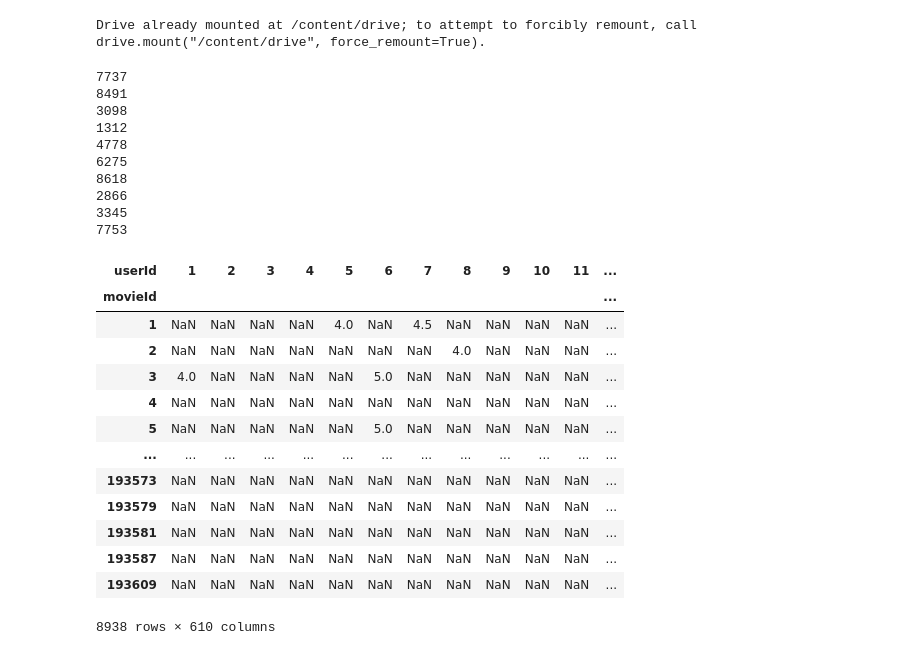
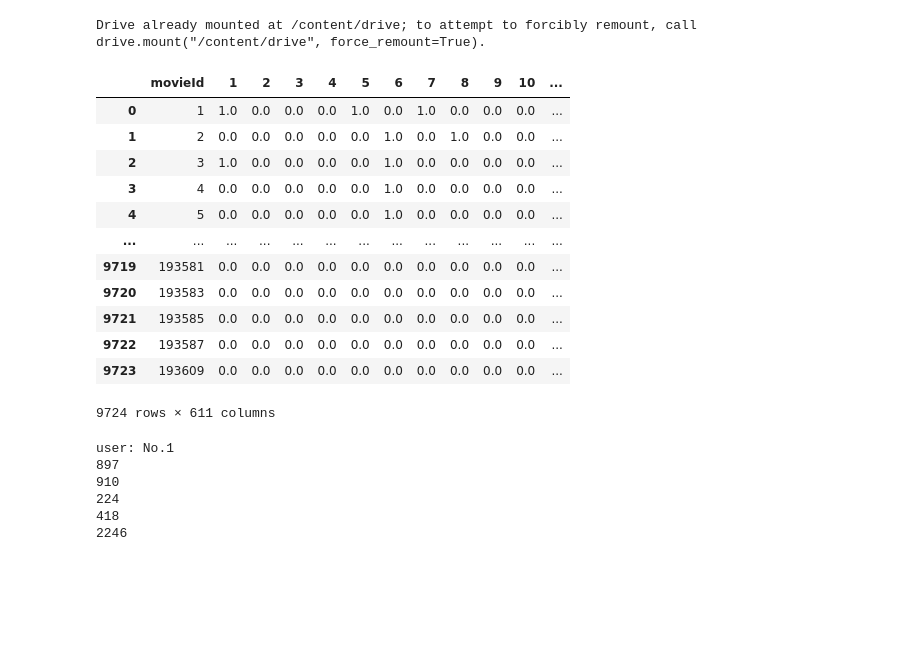
Before and after one commit to KevinTheRainmaker/Recommendation_Algorithms, a Jupyter notebook: Bayesian_Personalized_Ranking_Trial.ipynb, the cells around one changed output. Drawn from its saved outputs; the diff is of its cells as text; code cells hidden in the pictures; blank space fills up the shorter version.

```diff
--- a/Bayesian_Personalized_Ranking_Trial.ipynb
+++ b/Bayesian_Personalized_Ranking_Trial.ipynb
@@ -7,6 +7,26 @@ from google.colab import drive
 drive.mount('/content/drive')
 # %% [output]
 Drive already mounted at /content/drive; to attempt to forcibly remount, call drive.mount("/content/drive", force_remount=True).
+# %%
+path = '/content/drive/MyDrive/data'
+sparse_matrix = pd.read_csv(os.path.join(path, 'implicit_trial.csv'), encoding='utf-8')
+sparse_matrix.fillna(0, inplace=True)
+
+sparse_matrix
+# %% [output]
+|  | movieId | 1 | 2 | 3 | 4 | 5 | 6 | 7 | 8 | 9 | 10 | ... |
+| 0 | 1 | 1.0 | 0.0 | 0.0 | 0.0 | 1.0 | 0.0 | 1.0 | 0.0 | 0.0 | 0.0 | ... |
+| 1 | 2 | 0.0 | 0.0 | 0.0 | 0.0 | 0.0 | 1.0 | 0.0 | 1.0 | 0.0 | 0.0 | ... |
+| 2 | 3 | 1.0 | 0.0 | 0.0 | 0.0 | 0.0 | 1.0 | 0.0 | 0.0 | 0.0 | 0.0 | ... |
+| 3 | 4 | 0.0 | 0.0 | 0.0 | 0.0 | 0.0 | 1.0 | 0.0 | 0.0 | 0.0 | 0.0 | ... |
+| 4 | 5 | 0.0 | 0.0 | 0.0 | 0.0 | 0.0 | 1.0 | 0.0 | 0.0 | 0.0 | 0.0 | ... |
+| ... | ... | ... | ... | ... | ... | ... | ... | ... | ... | ... | ... | ... |
+| 9719 | 193581 | 0.0 | 0.0 | 0.0 | 0.0 | 0.0 | 0.0 | 0.0 | 0.0 | 0.0 | 0.0 | ... |
+| 9720 | 193583 | 0.0 | 0.0 | 0.0 | 0.0 | 0.0 | 0.0 | 0.0 | 0.0 | 0.0 | 0.0 | ... |
+| 9721 | 193585 | 0.0 | 0.0 | 0.0 | 0.0 | 0.0 | 0.0 | 0.0 | 0.0 | 0.0 | 0.0 | ... |
+| 9722 | 193587 | 0.0 | 0.0 | 0.0 | 0.0 | 0.0 | 0.0 | 0.0 | 0.0 | 0.0 | 0.0 | ... |
+| 9723 | 193609 | 0.0 | 0.0 | 0.0 | 0.0 | 0.0 | 0.0 | 0.0 | 0.0 | 0.0 | 0.0 | ... |
+9724 rows × 611 columns
 # %%
 import os
 import pandas as pd
@@ -14,17 +34,11 @@ import numpy as np
 
 import scipy.sparse as sps
 
-from sklearn.model_selection import train_test_split
 import implicit
 
-path = '/content/drive/MyDrive/data/movielens'
-ratings_df = pd.read_csv(os.path.join(path, 'ratings.csv'), encoding='utf-8')
-
-train_df, test_df = train_test_split(ratings_df, test_size=0.2, random_state=1234)
-
-sparse_matrix = train_df.groupby('movieId').apply(lambda x : pd.Series(x['rating'].values, index=x['userId'])).unstack()
-sparse_matrix.index.name = 'movieId'
-
+path = '/content/drive/MyDrive/data'
+sparse_matrix = pd.read_csv(os.path.join(path, 'implicit_trial.csv'), encoding='utf-8')
+sparse_matrix.fillna(0, inplace=True)
 sparse_matrix_processed = sps.csr_matrix(sparse_matrix)
 
 model = implicit.cpu.bpr.BayesianPersonalizedRanking(factors=100, learning_rate=0.01, random_state=1107)
@@ -32,40 +46,21 @@ model = implicit.cpu.bpr.BayesianPersonalizedRanking(factors=100, learning_rate=
 model.fit(item_users=sparse_matrix_processed, show_progress=True)
 
 # recommend items for a user
-userid = 10
-user_items = sparse_matrix_processed.tocsr()
-results = model.recommend(userid, user_items)
-results = [list(results[x]) for x in range(len(results))]
-for result in results:
-  print(result[0])
+userids = [x for x in range(1,2)]
+for userid in userids:
+  user_items = sparse_matrix_processed.tocsr()
+  results = model.recommend(userid, user_items, N=5)
+  results = [list(results[x]) for x in range(len(results))]
+  print(f'user: No.{userid}')
+  for result in results:
+    print(result[0])
 # %% [output]
-7737
-8491
-3098
-1312
-4778
-6275
-8618
-2866
-3345
-7753
+user: No.1
+897
+910
+224
+418
+2246
-# %%
-sparse_matrix
-# %% [output]
-| userId | 1 | 2 | 3 | 4 | 5 | 6 | 7 | 8 | 9 | 10 | 11 | ... |
-| movieId |  |  |  |  |  |  |  |  |  |  |  | ... |
-| 1 | NaN | NaN | NaN | NaN | 4.0 | NaN | 4.5 | NaN | NaN | NaN | NaN | ... |
-| 2 | NaN | NaN | NaN | NaN | NaN | NaN | NaN | 4.0 | NaN | NaN | NaN | ... |
-| 3 | 4.0 | NaN | NaN | NaN | NaN | 5.0 | NaN | NaN | NaN | NaN | NaN | ... |
-| 4 | NaN | NaN | NaN | NaN | NaN | NaN | NaN | NaN | NaN | NaN | NaN | ... |
-| 5 | NaN | NaN | NaN | NaN | NaN | 5.0 | NaN | NaN | NaN | NaN | NaN | ... |
-| ... | ... | ... | ... | ... | ... | ... | ... | ... | ... | ... | ... | ... |
-| 193573 | NaN | NaN | NaN | NaN | NaN | NaN | NaN | NaN | NaN | NaN | NaN | ... |
-| 193579 | NaN | NaN | NaN | NaN | NaN | NaN | NaN | NaN | NaN | NaN | NaN | ... |
-| 193581 | NaN | NaN | NaN | NaN | NaN | NaN | NaN | NaN | NaN | NaN | NaN | ... |
-| 193587 | NaN | NaN | NaN | NaN | NaN | NaN | NaN | NaN | NaN | NaN | NaN | ... |
-| 193609 | NaN | NaN | NaN | NaN | NaN | NaN | NaN | NaN | NaN | NaN | NaN | ... |
-8938 rows × 610 columns
 # %%
 pd.DataFrame.sparse.from_spmatrix(sparse_matrix_processed)
 # %% [output]
```
Also changed, not shown: parts of 1 cell of this notebook.
